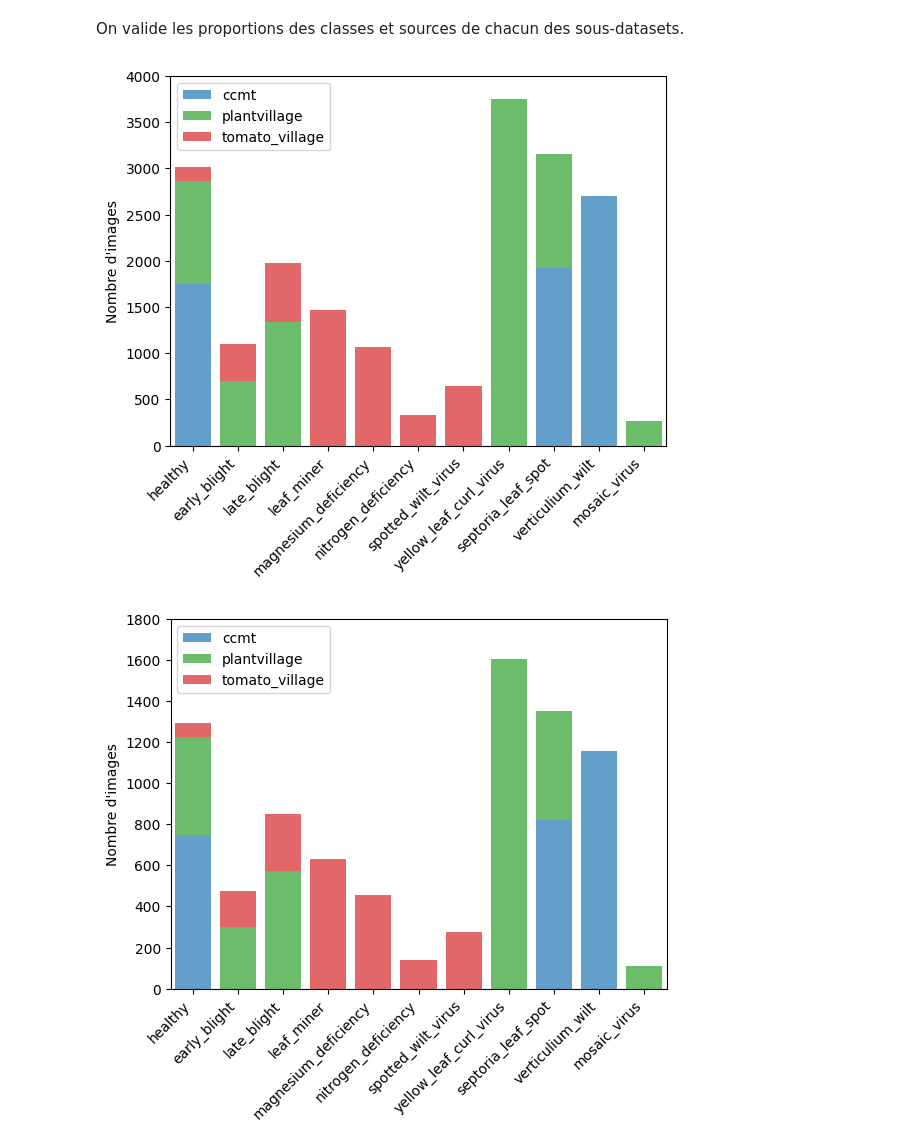
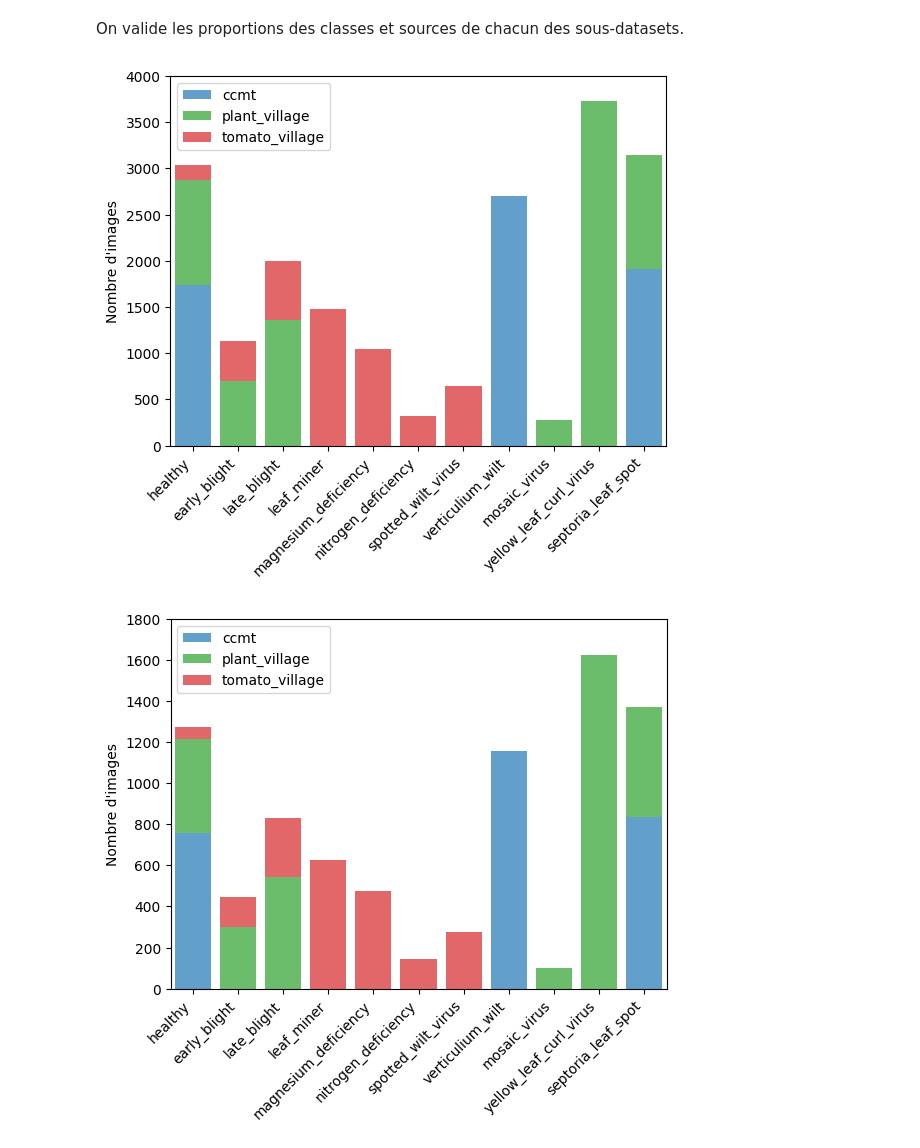
Before and after one commit to maxbhardy/happybud, a Jupyter notebook: dataset/create_dataset.ipynb, the cells around one changed output. Drawn from its saved outputs; the diff is of its cells as text; code cells hidden in the pictures.

```diff
--- a/dataset/create_dataset.ipynb
+++ b/dataset/create_dataset.ipynb
@@ -625,3 +608,11 @@ plt.rcParams["axes.autolimit_mode"] = "round_numbers"
 
 # Lecture du dataset
 dataset = pd.read_csv("tomato_dataset_clean.csv", index_col=0)
+# %%
+# Nombre d'images par catégorie et par source
+classes = dataset["class"].unique()
+
+sources = ["ccmt", "plant_village", "tomato_village"]
+
+counts = dataset[["source", "class"]].groupby("source").value_counts().unstack(1, fill_value=0).loc[sources, classes]
+counts
@@ -628,10 +625,4 @@ dataset = pd.read_csv("tomato_dataset_clean.csv", index_col=0)
 # %%
-# Nombre d'images par catégorie et par source
-classes = dataset.columns.drop(["filename", "source"])
-
-counts = dataset.drop("filename", axis=1).groupby("source").sum()
-counts
-
 # Bar plot pour les totaux de chaque classe (par source)
 fig, ax = plt.subplots()
 
@@ -668,13 +659,13 @@ path = pathlib.Path("tomato")
 colors = {
     "ccmt": "tab:blue",
     #"plantdoc": "tab:orange",
-    "plantvillage": "tab:green",
+    "plant_village": "tab:green",
     "tomato_village": "tab:red",
 }
 
 for i, cls in enumerate(classes):
     fig, axes = plt.subplots(8, 8, figsize=(15, 15), layout="tight")
-    subset = dataset.query(f"{cls} == 1")
+    subset = dataset.loc[dataset["class"] == cls]
     files = rng.choice(subset.index, size=len(axes.flatten()), replace=False)
 
     for j, file in enumerate(files):
@@ -706,17 +697,23 @@ import sklearn
 import pandas as pd
 
 dataset = pd.read_csv("tomato_dataset_clean.csv", index_col=0)
+dataset["subset"] = dataset["subset"].astype(str)
 classes = dataset.columns.drop(["filename", "source"])
 
 prop_test = 0.3
 
-train_dataset, test_dataset = sklearn.model_selection.train_test_split(
-    dataset,
+train_files, test_files = sklearn.model_selection.train_test_split(
+    dataset["filename"].unique(),
     test_size=prop_test,
     shuffle=True,
     random_state=432109765,
-    stratify=dataset.drop(["filename"], axis=1)
+    #stratify=dataset.drop_duplicates("filename")
 )
 
+dataset.loc[dataset["filename"].isin(train_files), "subset"] = "train"
+dataset.loc[dataset["filename"].isin(test_files), "subset"] = "test"
+
+train_dataset = dataset.query("subset == 'train'")
+test_dataset = dataset.query("subset == 'test'")
 test_dataset
 # %% [output]
@@ -738,41 +735,41 @@ On valide les proportions des classes et sources de chacun des sous-datasets.
 # %%
 # Entraînement
 # Nombre d'images par catégorie et par source
-classes = train_dataset.columns.drop(["filename", "source"])
+classes = dataset["class"].unique()
+sources = ["ccmt", "plant_village", "tomato_village"]
 
-counts = train_dataset.drop("filename", axis=1).groupby("source").sum()
-counts
+counts = train_dataset[["source", "class"]].groupby("source").value_counts().unstack(1, fill_value=0).loc[sources, classes]
 
 # Bar plot pour les totaux de chaque classe (par source)
 fig, ax = plt.subplots()
 
 bottom = np.zeros(len(classes))
 
 x = np.arange(len(classes))
 
 colors = ["tab:blue", "tab:green", "tab:red"]
 
 for i, src in enumerate(counts.index):
     values = counts.loc[src].values
     color = colors[i]
     ax.bar(x, values, bottom=bottom, label=src, color=(color, 0.7))
     bottom += values
 
 ax.legend()
 ax.set_xlim(-0.5, len(classes) - 0.5)
 ax.set_xticks(x, labels=classes, rotation=45, ha="right")
 ax.set_ylabel("Nombre d'images")
 
 fig.savefig("analyse/tomato_dataset_clean_train.png", dpi=300, bbox_inches="tight")
 # %% [output]
-[figure, old version]
+[figure, new version]
 # %%
 # Test
 # Nombre d'images par catégorie et par source
-classes = test_dataset.columns.drop(["filename", "source"])
+classes = dataset["class"].unique()
+sources = ["ccmt", "plant_village", "tomato_village"]
 
-counts = test_dataset.drop("filename", axis=1).groupby("source").sum()
-counts
+counts = test_dataset[["source", "class"]].groupby("source").value_counts().unstack(1, fill_value=0).loc[sources, classes]
 
 # Bar plot pour les totaux de chaque classe (par source)
 fig, ax = plt.subplots()
@@ -796,4 +793,4 @@ ax.set_ylabel("Nombre d'images")
 
 fig.savefig("analyse/tomato_dataset_clean_test.png", dpi=300, bbox_inches="tight")
 # %% [output]
-[figure, old version]
+[figure, new version]
```
Also changed, not shown: parts of 24 cells of this notebook, 3 other files.
